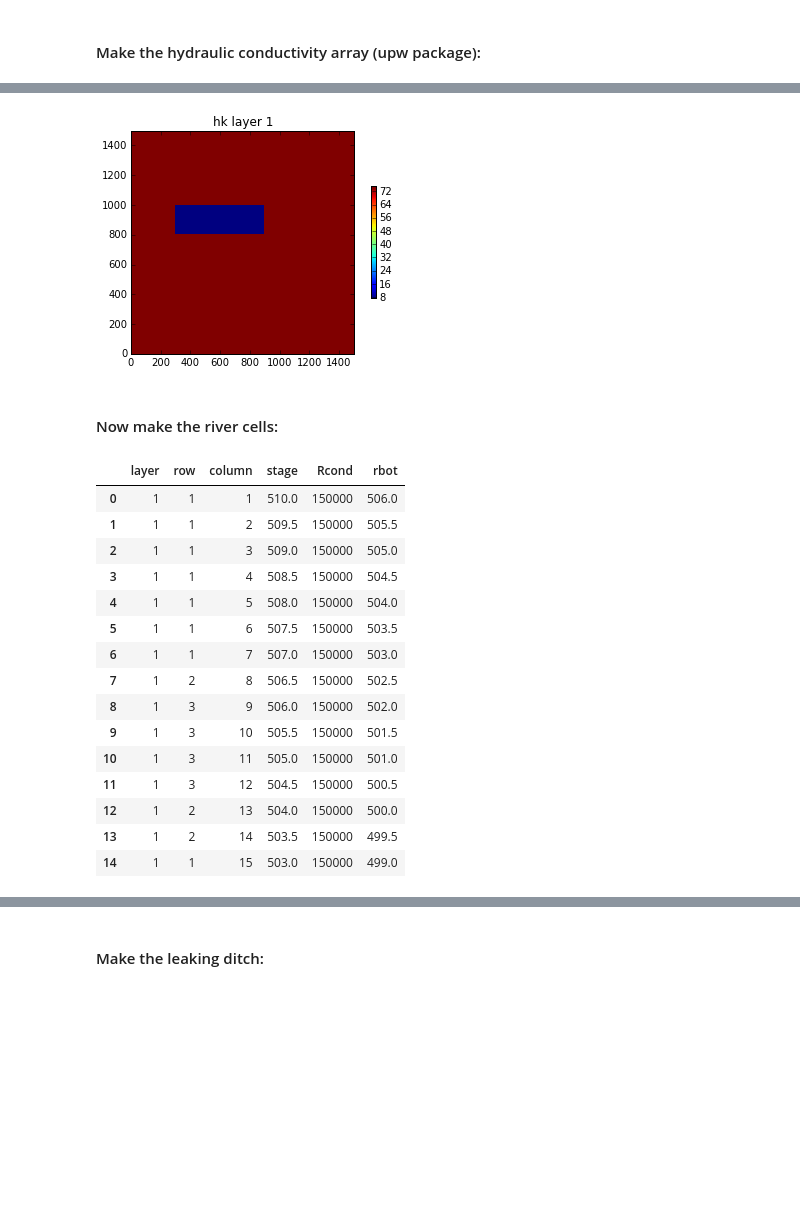
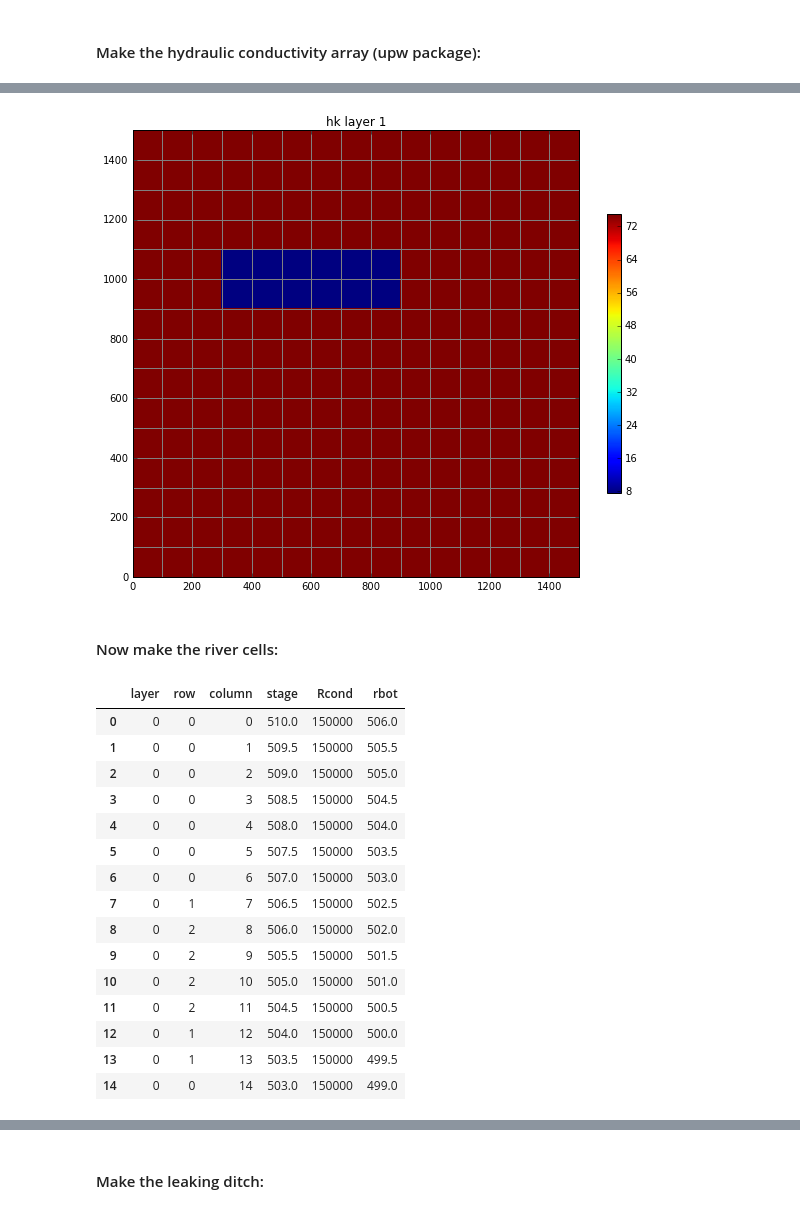
Before and after one commit to aleaf/AppliedGWM_notebooks, a Jupyter notebook: p9_make_model.ipynb, the cells around one changed output, grey strips where cells are left out. Saved outputs shown, nothing was run; the diff lists cells and outputs as text; code cells hidden in the pictures; blank space fills up the shorter version.

Commit message:
set up class for re-running model

```diff
--- a/p9_make_model.ipynb
+++ b/p9_make_model.ipynb
@@ -8,13 +20,8 @@
 # %%
-import os
-import numpy as np
-import matplotlib.pyplot as plt
-import pandas as pd
-import flopy
-
-%matplotlib inline
-
 path = 'modelfiles' # folder model and PEST files
+modelname = 'P9Tcal'
+MODFLOW_version='mfnwt'
+MODFLOW_exe_name='MODFLOW-NWT.exe',
 
 #model domain and grid definition
 Lx = 1500.
@@ -28,6 +35,12 @@ delr = Lx / ncol
 delc = Ly / nrow
 delv = (ztop - zbot) / nlay
 botm = np.linspace(ztop, zbot, nlay + 1)
+
+# ibound array
+ibound = np.ones((nlay, nrow, ncol), dtype=int)
+
+# starting heads
+strt = 515. * np.ones((nlay, nrow, ncol), dtype=float)
 
 # properties
 Khvalues = {1: 75, 2: 7.5} # dictionary of K values by zone number (1 = sand, 2 = silt)
@@ -56,4 +71,3 @@ steady = [True, False]
 # %%
-# create flopy objects for packages
-modelname = 'P9Tcal'
-m = flopy.modflow.Modflow(modelname, version='mfnwt', exe_name='MODFLOW-NWT.exe', model_ws=path)
+m = flopy.modflow.Modflow(modelname, version=MODFLOW_version,
+                          exe_name=MODFLOW_exe_name, model_ws=path)
@@ -105,8 +108,12 @@ np.savetxt(os.path.join(path,'Kzones.dat'), Kzones, delimiter=' ', fmt='%i')
 # %%
 # assign K values based on zone
 hk = np.ones((15, 15), dtype=float) # initialize new array for Kvalues
-for z, v in Khvalues.items(): hk[Kzones == z] = v # assign K value corresponding to zone for each value in Kzones array
+for zone, value in Khvalues.items(): hk[Kzones == zone] = value
 
-# make the lpf object
+# make the upw object
 #lpf = flopy.modflow.ModflowLpf(mf, hk=hk, vka=vka, sy=sy, ss=ss, laytyp=laytyp)
 upw = flopy.modflow.ModflowUpw(m, hk=hk, vka=1, sy=sy, ss=ss, laytyp=laytyp)
+
+# plot the horizontal K array
+ax = upw.hk.plot(colorbar=True, grid=True)
+# %% [output]
@@ -113,28 +123,29 @@ upw = flopy.modflow.ModflowUpw(m, hk=hk, vka=1, sy=sy, ss=ss, laytyp=laytyp)
+[figure, added]
-# %%
-ax = upw.hk.plot(colorbar=True)
-# %% [output]
-[figure, removed]
 # %% [markdown]
 #### Now make the river cells:
 # %%
 # bring in river cell information from csv file
 rivcells = pd.read_csv('rivercells.csv')
+
+# convert indices to zero-based
+rivcells[['layer', 'row', 'column']] = rivcells[['layer', 'row', 'column']] -1
+
 rivcells
 # %% [output]
 |  | layer | row | column | stage | Rcond | rbot |
-| 0 | 1 | 1 | 1 | 510.0 | 150000 | 506.0 |
-| 1 | 1 | 1 | 2 | 509.5 | 150000 | 505.5 |
-| 2 | 1 | 1 | 3 | 509.0 | 150000 | 505.0 |
-| 3 | 1 | 1 | 4 | 508.5 | 150000 | 504.5 |
-| 4 | 1 | 1 | 5 | 508.0 | 150000 | 504.0 |
-| 5 | 1 | 1 | 6 | 507.5 | 150000 | 503.5 |
-| 6 | 1 | 1 | 7 | 507.0 | 150000 | 503.0 |
-| 7 | 1 | 2 | 8 | 506.5 | 150000 | 502.5 |
-| 8 | 1 | 3 | 9 | 506.0 | 150000 | 502.0 |
-| 9 | 1 | 3 | 10 | 505.5 | 150000 | 501.5 |
-| 10 | 1 | 3 | 11 | 505.0 | 150000 | 501.0 |
-| 11 | 1 | 3 | 12 | 504.5 | 150000 | 500.5 |
-| 12 | 1 | 2 | 13 | 504.0 | 150000 | 500.0 |
-| 13 | 1 | 2 | 14 | 503.5 | 150000 | 499.5 |
-| 14 | 1 | 1 | 15 | 503.0 | 150000 | 499.0 |
+| 0 | 0 | 0 | 0 | 510.0 | 150000 | 506.0 |
+| 1 | 0 | 0 | 1 | 509.5 | 150000 | 505.5 |
+| 2 | 0 | 0 | 2 | 509.0 | 150000 | 505.0 |
+| 3 | 0 | 0 | 3 | 508.5 | 150000 | 504.5 |
+| 4 | 0 | 0 | 4 | 508.0 | 150000 | 504.0 |
+| 5 | 0 | 0 | 5 | 507.5 | 150000 | 503.5 |
+| 6 | 0 | 0 | 6 | 507.0 | 150000 | 503.0 |
+| 7 | 0 | 1 | 7 | 506.5 | 150000 | 502.5 |
+| 8 | 0 | 2 | 8 | 506.0 | 150000 | 502.0 |
+| 9 | 0 | 2 | 9 | 505.5 | 150000 | 501.5 |
+| 10 | 0 | 2 | 10 | 505.0 | 150000 | 501.0 |
+| 11 | 0 | 2 | 11 | 504.5 | 150000 | 500.5 |
+| 12 | 0 | 1 | 12 | 504.0 | 150000 | 500.0 |
+| 13 | 0 | 1 | 13 | 503.5 | 150000 | 499.5 |
+| 14 | 0 | 0 | 14 | 503.0 | 150000 | 499.0 |
 # %%
```
Also changed, not shown: parts of 27 cells of this notebook, 4 other files.
